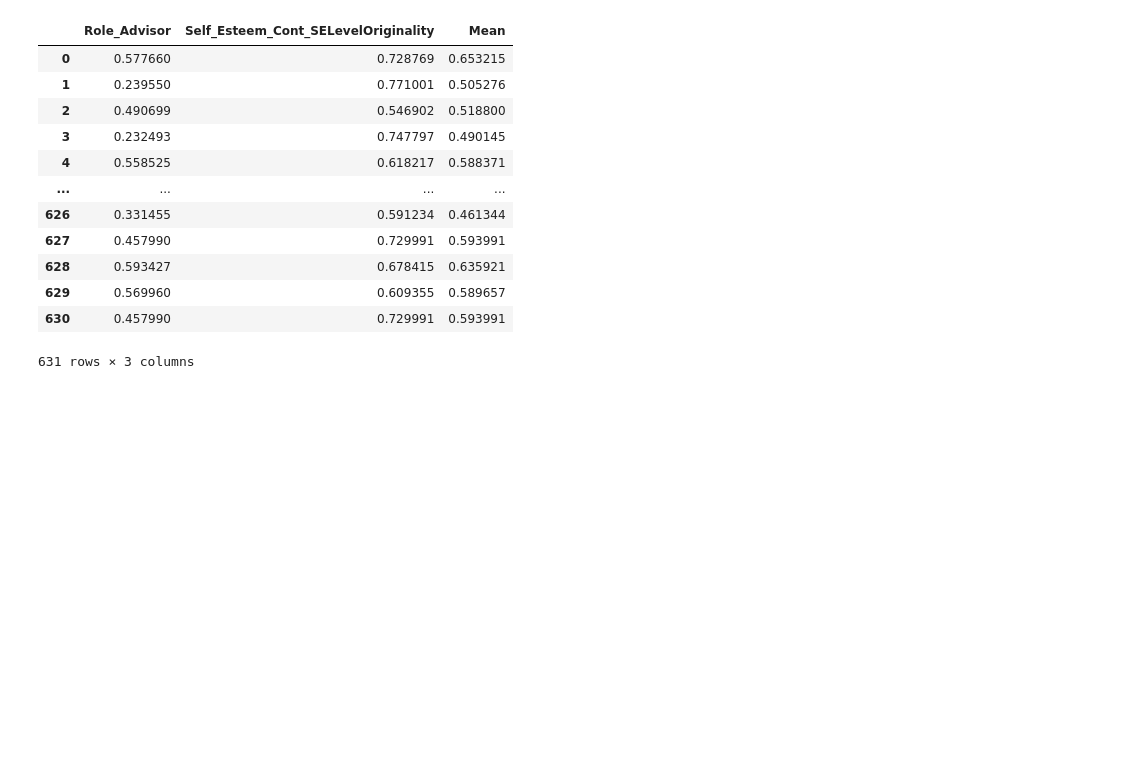
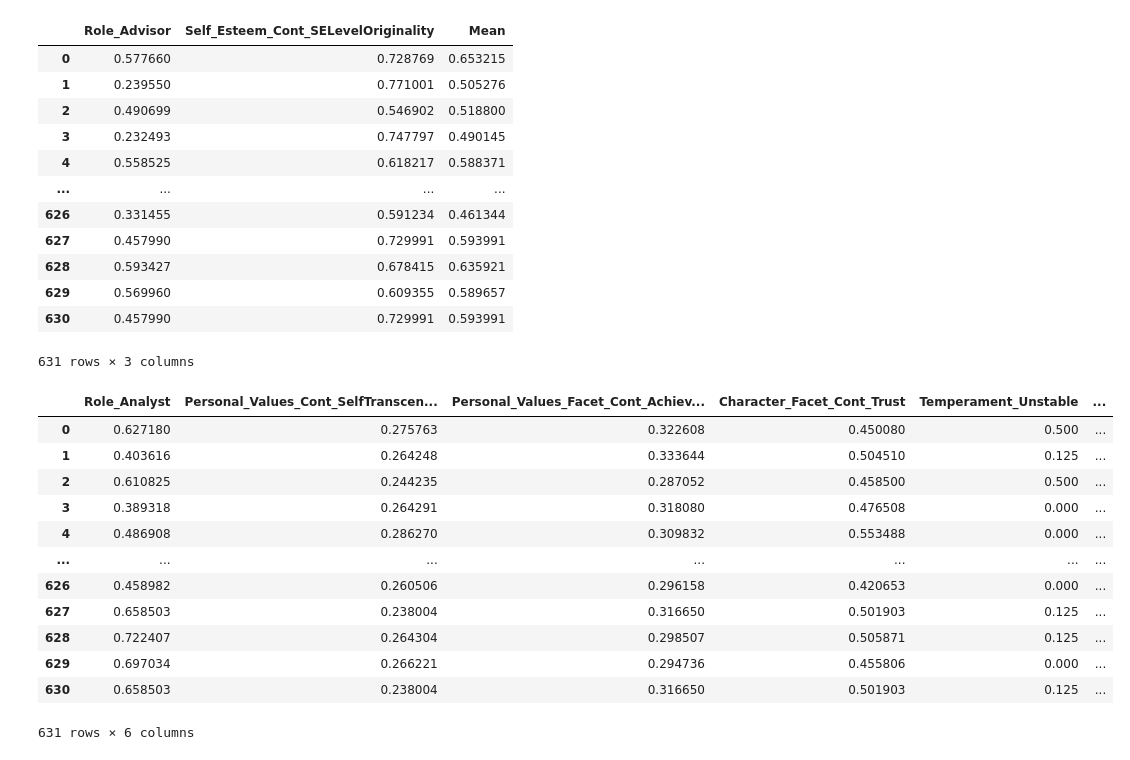
Before and after one commit to dindaslsbilla/coba, a Jupyter notebook: Untitled1.ipynb, the cells around one changed output. Drawn from its saved outputs; the diff is of its cells as text; code cells hidden in the pictures; blank space fills up the shorter version.

Commit message:
add role analyst to csv

```diff
--- a/Untitled1.ipynb
+++ b/Untitled1.ipynb
@@ -905,3 +905,21 @@ roleadvisor_df
 | 629 | 0.569960 | 0.609355 | 0.589657 |
 | 630 | 0.457990 | 0.729991 | 0.593991 |
 631 rows × 3 columns
+# %%
+maingames_roleanalyst = maingames[["Role_Analyst", "Personal_Values_Cont_SelfTranscendence", "Personal_Values_Facet_Cont_Achievement", "Character_Facet_Cont_Trust",
+"Temperament_Unstable", "Character_Cont_Agreeableness"]]
+maingames_roleanalyst
+# %% [output]
+|  | Role_Analyst | Personal_Values_Cont_SelfTranscen... | Personal_Values_Facet_Cont_Achiev... | Character_Facet_Cont_Trust | Temperament_Unstable | ... |
+| 0 | 0.627180 | 0.275763 | 0.322608 | 0.450080 | 0.500 | ... |
+| 1 | 0.403616 | 0.264248 | 0.333644 | 0.504510 | 0.125 | ... |
+| 2 | 0.610825 | 0.244235 | 0.287052 | 0.458500 | 0.500 | ... |
+| 3 | 0.389318 | 0.264291 | 0.318080 | 0.476508 | 0.000 | ... |
+| 4 | 0.486908 | 0.286270 | 0.309832 | 0.553488 | 0.000 | ... |
+| ... | ... | ... | ... | ... | ... | ... |
+| 626 | 0.458982 | 0.260506 | 0.296158 | 0.420653 | 0.000 | ... |
+| 627 | 0.658503 | 0.238004 | 0.316650 | 0.501903 | 0.125 | ... |
+| 628 | 0.722407 | 0.264304 | 0.298507 | 0.505871 | 0.125 | ... |
+| 629 | 0.697034 | 0.266221 | 0.294736 | 0.455806 | 0.000 | ... |
+| 630 | 0.658503 | 0.238004 | 0.316650 | 0.501903 | 0.125 | ... |
+631 rows × 6 columns
```
Also changed, not shown: parts of 2 cells of this notebook, 1 other file.
